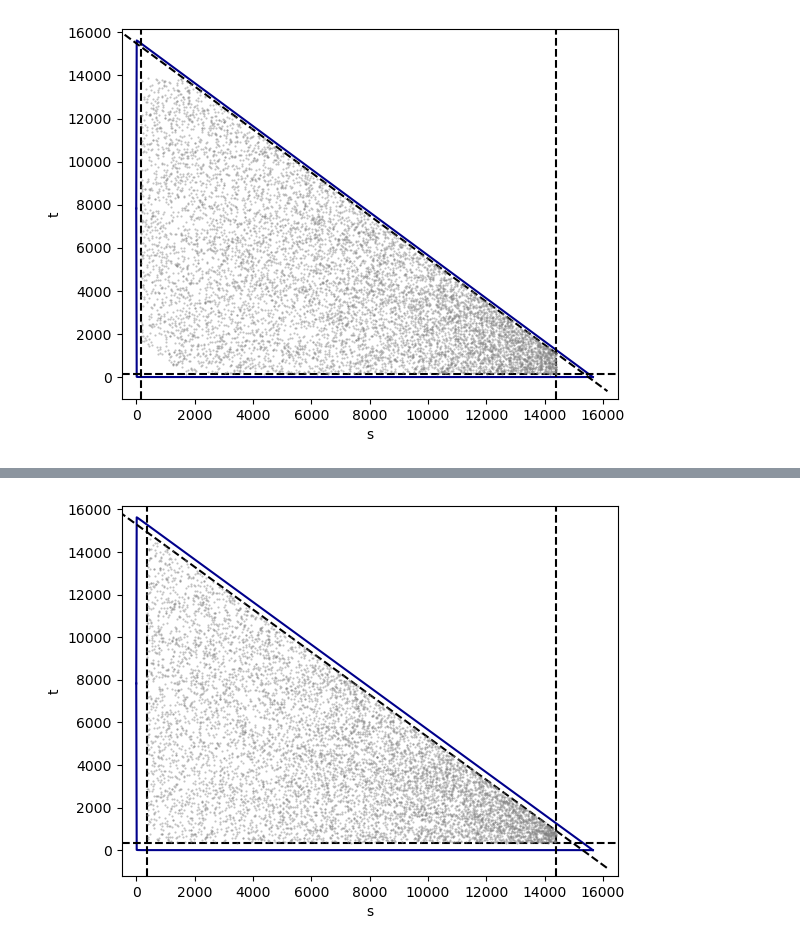
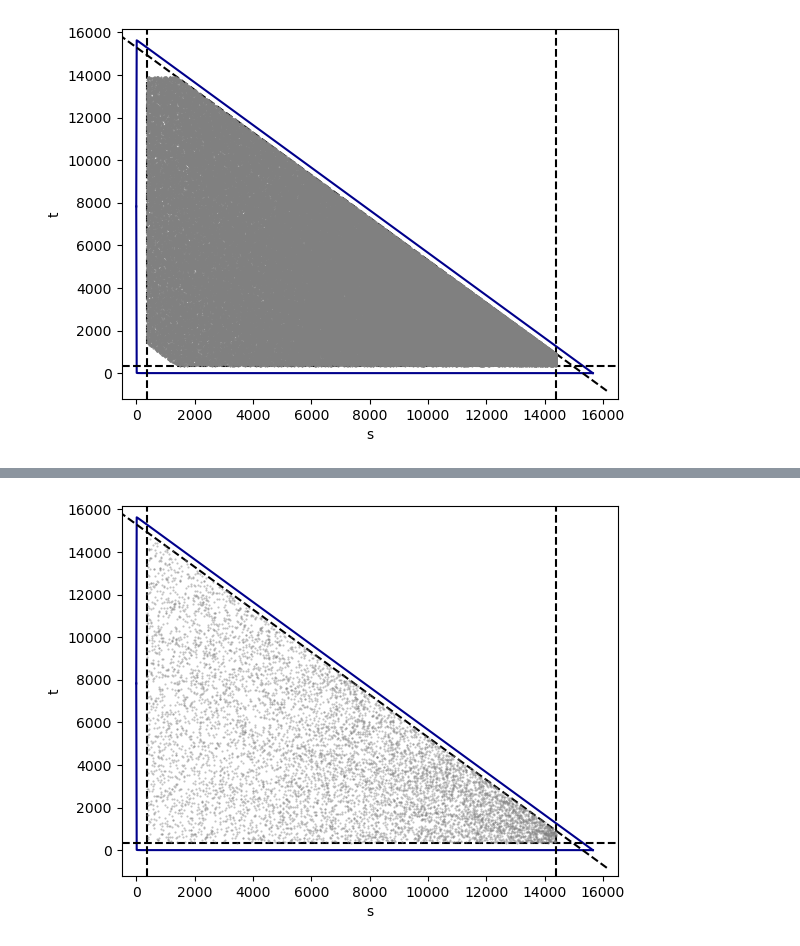
Before and after one commit to lucatocci/Masters, a Jupyter notebook: Masters Project/Dalitz Complicated.ipynb, the cells around one changed output, grey strips where cells are left out. Drawn from its saved outputs; the diff is of its cells as text; code cells hidden in the pictures.

```diff
--- a/Masters Project/Dalitz Complicated.ipynb
+++ b/Masters Project/Dalitz Complicated.ipynb
@@ -112,7 +112,7 @@ def cos_lk(m, E_u, E_s, t):
     return n / d
 # %%
 m = m_m
-k = 0.1
+k = 0.15
 E_phot_min = 5
 s_min_fix = 4 * m ** 2
 s_max_fix = m_h ** 2
@@ -121,7 +121,9 @@ t_max_fix = (m_h - m) ** 2
 
 ss = []
 ts = []
-for i in range(0, 10000):
+srej = []
+trej = []
+for i in range(0, 200000):
     x_0 = rand.random()
     x_1 = rand.random()
     s_subs = s_min_fix + (s_max_fix - s_min_fix) * x_1
@@ -130,36 +132,39 @@ for i in range(0, 10000):
     if m_h ** 2 - 2 * m_h * E_phot_min >= s_subs >= (k * m_h) ** 2 and u >= (k * m_h) ** 2 and t_subs >= (k * m_h) ** 2 and E_phot(m, s_subs) > 5 and ((E_l(m, u) > 25 and E_lbar(m, t_subs) > 7) or (E_lbar(m, t_subs) > 25 and E_l(m, u) > 7)):
         ts += [t_subs]
         ss += [s_subs]
+    else:
+        trej += [t_subs]
+        srej += [s_subs]
 
 def line(m, s, u_fix):
     return m_h ** 2 + 2 * m ** 2 - s - u_fix
 
 def line2(m, t, u_fix):
     return m_h ** 2 + 2 * m ** 2 - t - u_fix
 
 s_plot_min = -500
 s_plot_max = 16500
 t_plot_min = line(m, s_plot_max, (k * m_h) ** 2)
 t_plot_max = line(m, s_plot_min, 0)
 
 tp = np.linspace(m ** 2, (m_h - m) ** 2, 1000)
 sp = np.linspace(4 * m ** 2, m_h ** 2, 1000)
 s_u = np.linspace(s_plot_min, s_plot_max, 10)
 t_u = np.linspace(t_plot_min, t_plot_max, 10)
 
 plt.plot(sp, t_max(sp, m), color = 'darkblue')
 plt.plot(sp, t_min(sp, m), color = 'darkblue')
 #plt.plot(s_u, line(m, s_u, (k * m_h) ** 2), color = 'black', linestyle = 'dashed')
 plt.plot(t_u, line2(m, t_u, (k * m_h) ** 2), color = 'black', linestyle = 'dashed')
 plt.axvline((k * m_h) ** 2, color = 'black', linestyle = 'dashed')
 plt.axhline((k * m_h) ** 2, color = 'black', linestyle = 'dashed')
 plt.axvline(m_h ** 2 - 2 * m_h * E_phot_min, color = 'black', linestyle = 'dashed')
 
 plt.ylim(t_plot_min, t_plot_max)
 plt.xlim(s_plot_min, s_plot_max)
 plt.xlabel('s')
 plt.ylabel('t')
-plt.plot(ss, ts, marker = '.', markersize = 1, ls = 'None', alpha = 0.5, color = 'gray')
+plt.plot(ss, ts, marker = '.', markersize = 1, ls = 'None', alpha = 1, color = 'gray')
 plt.show()
 # %% [output]
-[figure, old version]
+[figure, new version]
```
Also changed, not shown: parts of 1 cell of this notebook, 7 other files.
